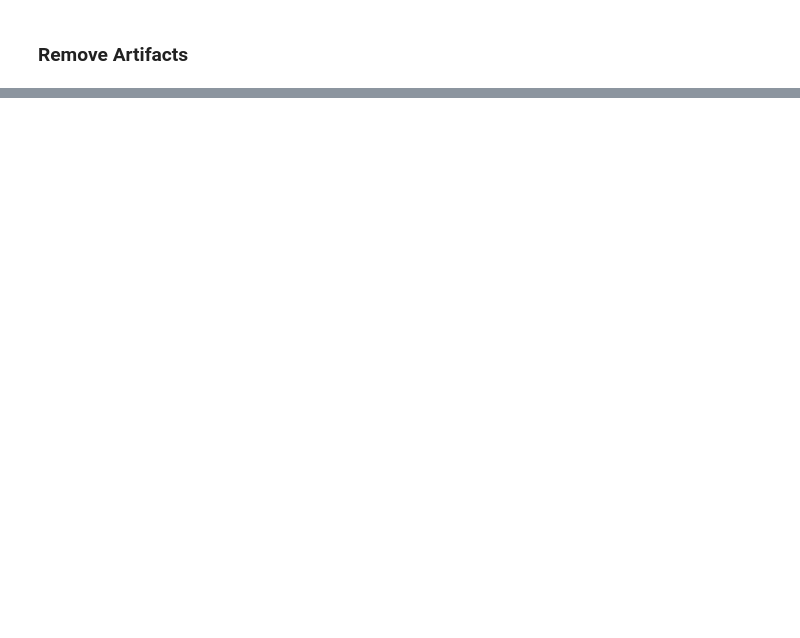
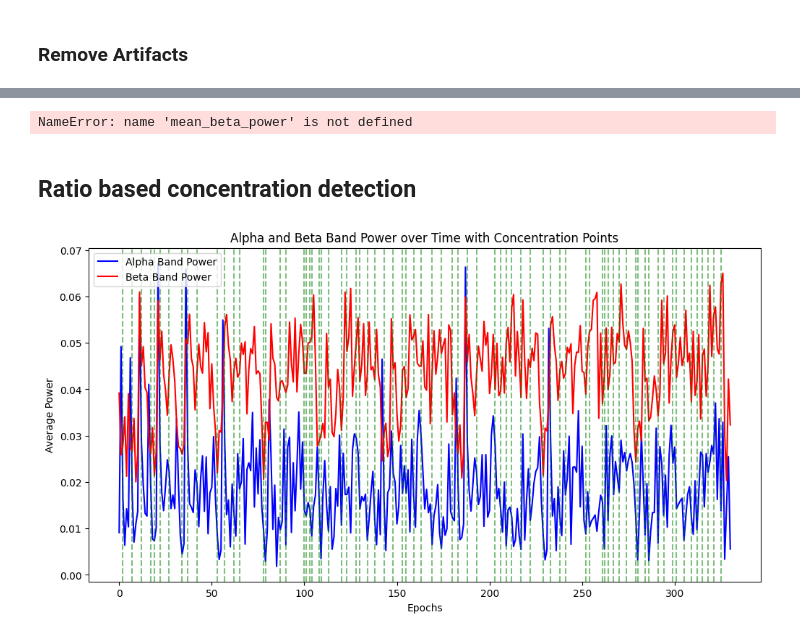
Before and after one commit to CognitiveControlLab/neuro-clash, a Jupyter notebook: neuro_ai/experiments/explorations.ipynb, the cells around one changed output, grey strips where cells are left out. Drawn from its saved outputs; the diff is of its cells as text; code cells hidden in the pictures; blank space fills up the shorter version.

```diff
--- a/neuro_ai/experiments/explorations.ipynb
+++ b/neuro_ai/experiments/explorations.ipynb
@@ -151,0 +236,62 @@ Segmenting events with Epochs can be used to do analysis on different patterns a
+# %%
+beta_alpha_ratio = mean_beta_power / mean_alpha_power
+
+# Set a threshold for concentration
+# This value is arbitrary and should be adjusted based on your data
+concentration_threshold = 2
+
+# Identify concentrated epochs
+concentrated_epochs = beta_alpha_ratio > concentration_threshold
+
+# Create the plot
+plt.figure(figsize=(12, 6))
+
+# Plotting Beta/Alpha Ratio
+plt.plot(epochs_array, beta_alpha_ratio, label="Beta/Alpha Ratio", color="purple")
+
+# Highlight concentrated epochs
+for epoch, is_concentrated in enumerate(concentrated_epochs):
+    if is_concentrated:
+        plt.axvline(x=epoch, color="green", linestyle="--", alpha=0.5)
+
+# Adding labels and title
+plt.xlabel("Epochs")
+plt.ylabel("Beta/Alpha Ratio")
+plt.title("Beta/Alpha Ratio over Time (Green Lines Indicate Concentration)")
+plt.legend()
+plt.show()
+# %% [output]
+NameError: name 'mean_beta_power' is not defined
+# %% [markdown]
+## Ratio based concentration detection
+# %%
+delta_alpha_power = np.diff(mean_alpha_power)
+delta_beta_power = np.diff(mean_beta_power)
+
+# Identify potential concentration points
+concentration_points = []
+for i in range(1, len(delta_alpha_power)):
+    if delta_alpha_power[i - 1] < 0 and delta_beta_power[i] > 0:
+        concentration_points.append(i)
+
+# Create the plot
+plt.figure(figsize=(12, 6))
+
+# Plotting Alpha and Beta Power
+plt.plot(epochs_array, mean_alpha_power, label="Alpha Band Power", color="blue")
+plt.plot(epochs_array, mean_beta_power, label="Beta Band Power", color="red")
+
+# Highlight concentration points
+for point in concentration_points:
+    plt.axvline(x=point, color="green", linestyle="--", alpha=0.5)
+
+# Adding labels and title
+plt.xlabel("Epochs")
+plt.ylabel("Average Power")
+plt.title("Alpha and Beta Band Power over Time with Concentration Points")
+plt.legend()
+
+# Show the plot
+plt.show()
+# %% [output]
+[figure, added]
```
Also changed, not shown: parts of 11 cells of this notebook, 5 other files.
